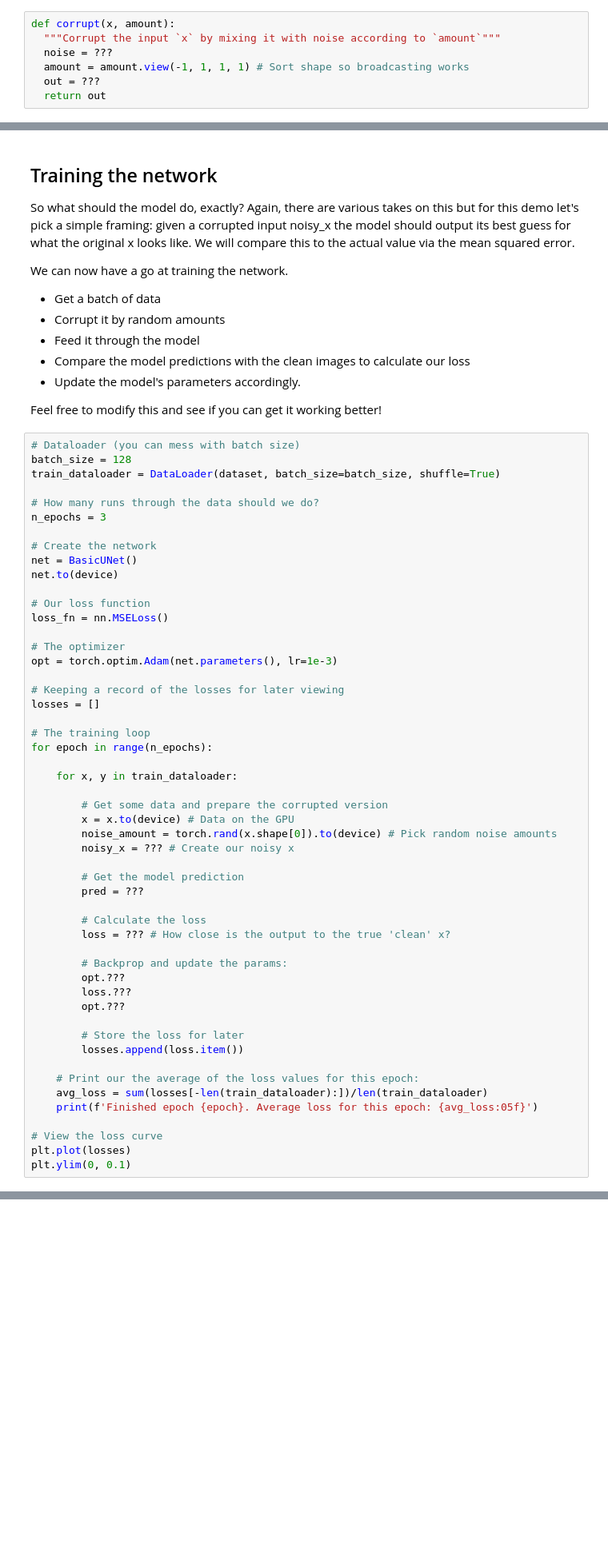
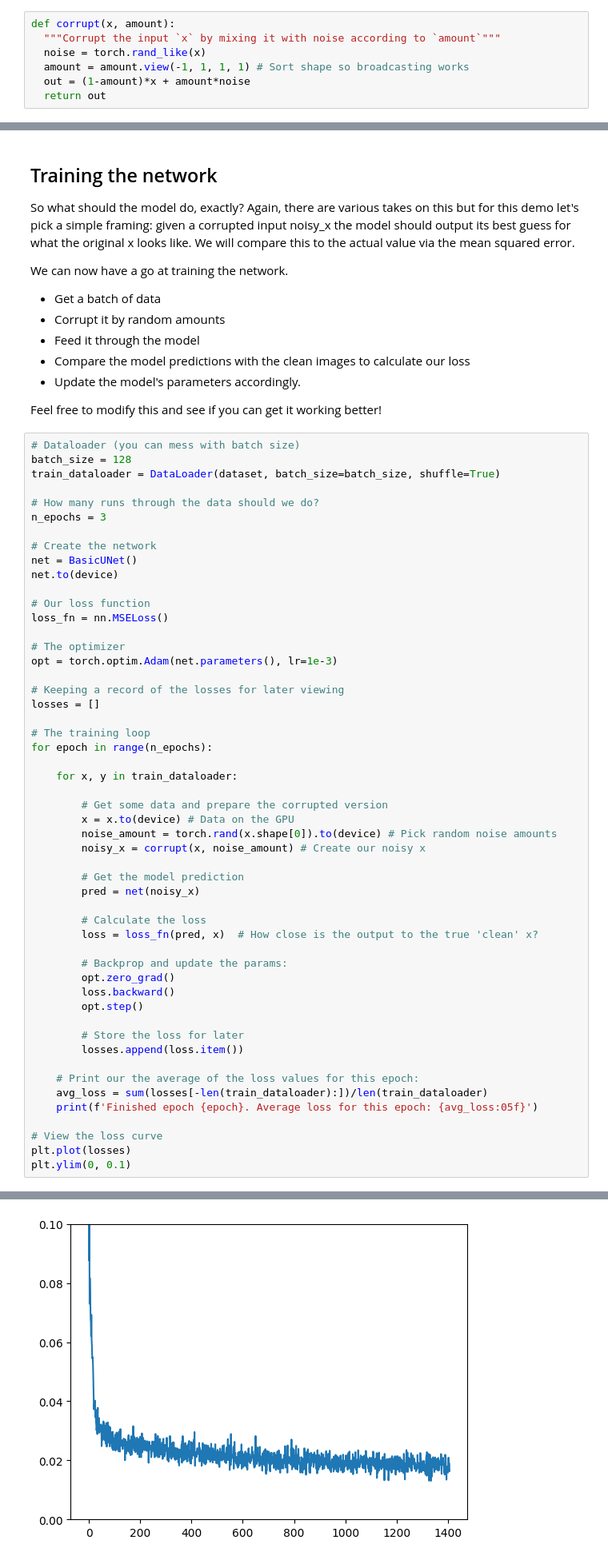
Before and after one commit to AminaManseur29/ensae-dl-2025, a Jupyter notebook: session-6/problem_diffusion.ipynb, the cells around one changed output, grey strips where cells are left out. Shown: that part at 80% size. Cells and saved outputs as stored; diff of their text form; blank space fills up the shorter version.

```diff
--- a/session-6/problem_diffusion.ipynb
+++ b/session-6/problem_diffusion.ipynb
@@ -76,9 +76,9 @@ We can implement this fairly easily (just watch the shapes so you don't get burn
 # %%
 def corrupt(x, amount):
   """Corrupt the input `x` by mixing it with noise according to `amount`"""
-  noise = ???
+  noise = torch.rand_like(x)
   amount = amount.view(-1, 1, 1, 1) # Sort shape so broadcasting works
-  out = ???
+  out = (1-amount)*x + amount*noise
   return out
 # %% [markdown]
 And looking at the results visually to see that it works as expected:
@@ -194,18 +224,18 @@ for epoch in range(n_epochs):
         # Get some data and prepare the corrupted version
         x = x.to(device) # Data on the GPU
         noise_amount = torch.rand(x.shape[0]).to(device) # Pick random noise amounts
-        noisy_x = ??? # Create our noisy x
+        noisy_x = corrupt(x, noise_amount) # Create our noisy x
 
         # Get the model prediction
-        pred = ???
+        pred = net(noisy_x)
 
         # Calculate the loss
-        loss = ??? # How close is the output to the true 'clean' x?
+        loss = loss_fn(pred, x)  # How close is the output to the true 'clean' x?
 
         # Backprop and update the params:
-        opt.???
-        loss.???
-        opt.???
+        opt.zero_grad()
+        loss.backward()
+        opt.step()
 
         # Store the loss for later
         losses.append(loss.item())
@@ -217,3 +247,4 @@ for epoch in range(n_epochs):
 # View the loss curve
 plt.plot(losses)
 plt.ylim(0, 0.1)
+# %% [output]
@@ -220,3 +255,4 @@ plt.ylim(0, 0.1)
+[figure, added]
 # %% [markdown]
 We can try to see what the model predictions look like by grabbing a batch of data, corrupting it by different amounts and then seeing the models predictions:
 # %%
```
Also changed, not shown: parts of 9 cells of this notebook, 1 other file.
